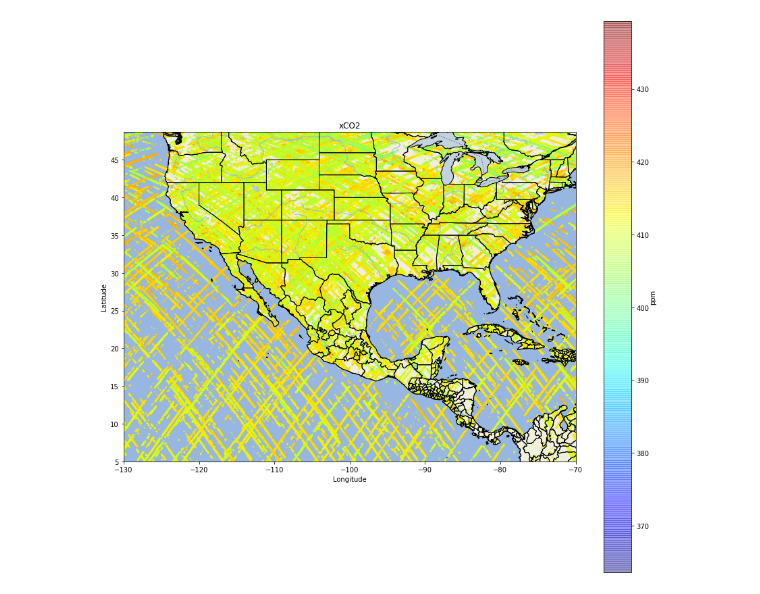
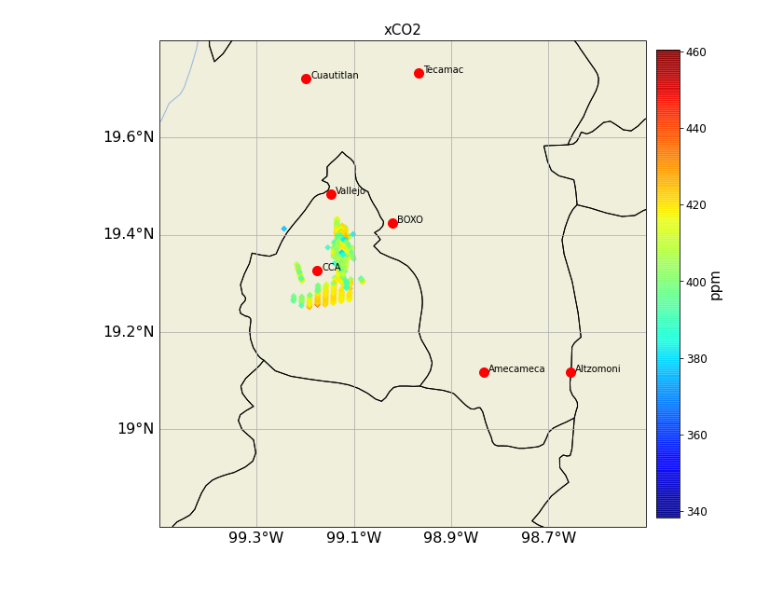
Before and after one commit to mixtli-c/cca-jupyter, a Jupyter notebook: mapper.ipynb, the cells around one changed output. Saved outputs shown, nothing was run; the diff lists cells and outputs as text; code cells hidden in the pictures.

```diff
--- a/mapper.ipynb
+++ b/mapper.ipynb
@@ -45,9 +48,9 @@ archivos = []
 for year in years:
     for mes in meses:
         if yearformat == 1:
-            filedate = read_seedname + '%i%02i*' % (year,mes)
+            filedate = read_seedname + '%i%02i*_*' % (year,mes)
         else:
-            filedate = read_seedname + '%i%02i*' % (year-2000,mes)
+            filedate = read_seedname + '%i%02i*_*' % (year-2000,mes)
         datapath = readpath + filedate + readformat
         lista = glob.glob(datapath)
         lista.sort()
@@ -118,32 +105,63 @@ print(datos.shape)
 # %%
-plt.figure(figsize=(15,15))
+plt.figure(figsize=(10,10))
 
 # Creates the map
 mxmap = plt.axes(projection=ccrs.PlateCarree())
 
 mxmap.add_feature(cfeature.LAND)
 mxmap.add_feature(cfeature.OCEAN)
 mxmap.add_feature(cfeature.COASTLINE)
 mxmap.add_feature(cfeature.BORDERS, linestyle=':')
 mxmap.add_feature(cfeature.LAKES, alpha=0.5)
 mxmap.add_feature(cfeature.RIVERS)
 mxmap.add_feature(cfeature.STATES.with_scale('10m'))
-mxmap.set_extent((-130,-70,5,45))
+mxmap.set_extent((-99.5,-98.5,18.8,19.8))
 mxmap.xaxis.set_visible(True)
 mxmap.yaxis.set_visible(True)
 
-plt.scatter(datos[:,1], datos[:,0], alpha=0.4,
-            s=1,c=datos[:,2], marker = 'D',
+tickerx = np.arange(-99.5,-98.6,0.2)
+tickery = np.arange(18.8,19.8,0.2)
+glines = mxmap.gridlines(draw_labels=True, dms=True, x_inline=False, y_inline=False)
+glines.xlocator = mticker.FixedLocator(tickerx)
+glines.ylocator = mticker.FixedLocator(tickery)
+glines.xformatter = LongitudeFormatter()
+glines.yformatter = LatitudeFormatter()
+glines.top_labels = None
+glines.right_labels = None
+#glines.left_labels = None
+glines.xlabel_style = {'size': 16}
+glines.ylabel_style = {'size': 16}
+
+fig=plt.scatter(datos[:,1], datos[:,0], alpha=0.8,
+            s=15,c=datos[:,2]*1000000, marker = 'D',
             cmap=plt.get_cmap("jet"),
             transform=ccrs.PlateCarree())
-plt.title("xCO2")
-plt.xlabel("Longitude")
-plt.ylabel("Latitude")
-cbar= plt.colorbar()
-cbar.set_label("ppm", labelpad=+1)
+plt.plot(-99.1761,19.3262,  markersize=10, marker='o', color='red',transform=ccrs.PlateCarree())
+plt.text(-99.1661,19.3262, 'CCA',horizontalalignment='left', transform=ccrs.Geodetic())
+plt.plot(-99.147,19.483781,  markersize=10, marker='o', color='red',transform=ccrs.PlateCarree())
+plt.text(-99.137,19.483781, 'Vallejo',horizontalalignment='left', transform=ccrs.Geodetic())
+plt.plot(-99.0203,19.4254,  markersize=10, marker='o', color='red',transform=ccrs.PlateCarree())
+plt.text(-99.0103,19.4254, 'BOXO',horizontalalignment='left', transform=ccrs.Geodetic())
+plt.plot(-99.198,19.722,  markersize=10, marker='o', color='red',transform=ccrs.PlateCarree())
+plt.text(-99.188,19.722, 'Cuautitlan',horizontalalignment='left', transform=ccrs.Geodetic())
+plt.plot(-98.967,19.733,  markersize=10, marker='o', color='red',transform=ccrs.PlateCarree())
+plt.text(-98.957,19.733, 'Tecamac',horizontalalignment='left', transform=ccrs.Geodetic())
+plt.plot(-98.833,19.11783,  markersize=10, marker='o', color='red',transform=ccrs.PlateCarree())
+plt.text(-98.823,19.11783, 'Amecameca',horizontalalignment='left', transform=ccrs.Geodetic())
+plt.plot(-98.6552,19.1187,  markersize=10, marker='o', color='red',transform=ccrs.PlateCarree())
+plt.text(-98.6452,19.1187, 'Altzomoni',horizontalalignment='left', transform=ccrs.Geodetic())
+#plt.axis('off')
+fig.axes.xaxis.set_visible(False)
+fig.axes.yaxis.set_visible(False)
+plt.title("xCO2",size=15)
+#plt.xlabel("Longitude",size=15)
+#plt.ylabel("Latitude",size=15)
+cbar= plt.colorbar(fraction=0.045, pad=.02)
+cbar.set_label("ppm", size=15, labelpad=0.8)
+cbar.ax.tick_params(labelsize=12)
 #plt.savefig('target_dist.png')
 plt.show()
 # %% [output]
-[figure, old version]
+[figure, new version]
 # %%
 np.savetxt("datosOCO3Ltqf.csv", datos, delimiter=",")
```
Also changed, not shown: parts of 4 cells of this notebook, 25 other files.
